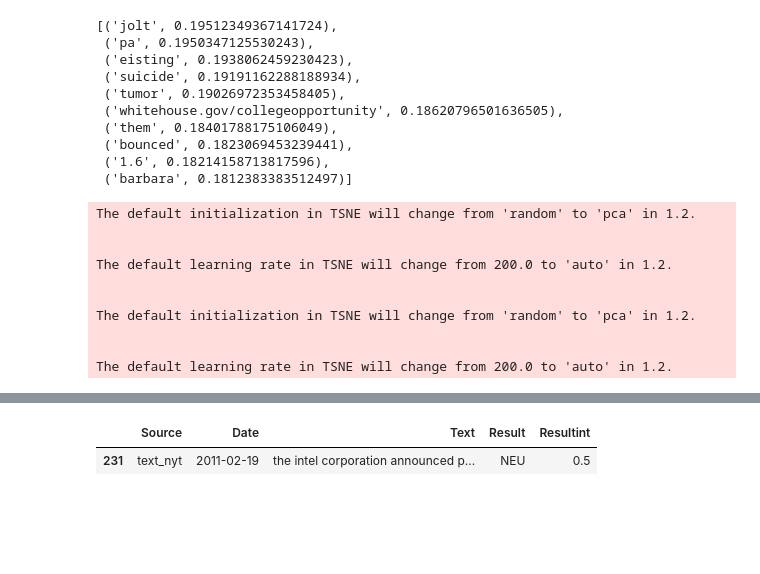
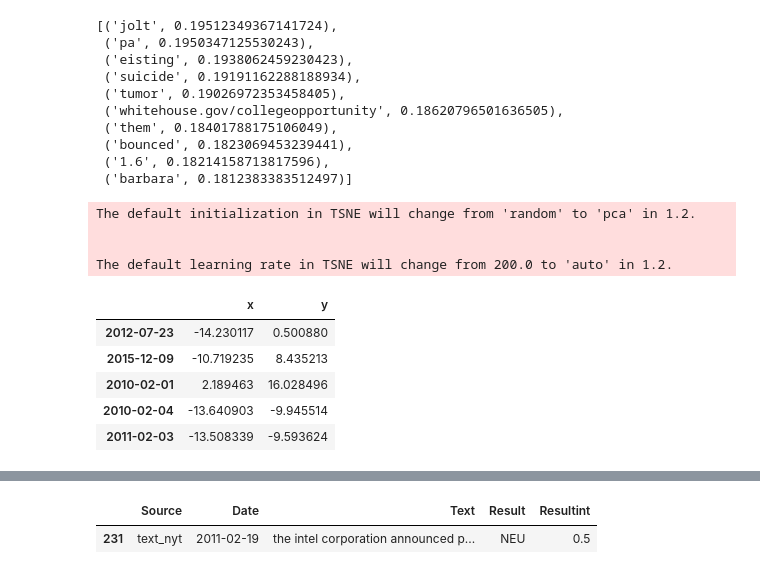
Before and after one commit to pday2/ObamaNLP, a Jupyter notebook: PosNegSentiment.ipynb, the cells around one changed output, grey strips where cells are left out. Cells and saved outputs as stored; diff of their text form; code cells hidden in the pictures; blank space fills up the shorter version.

```diff
--- a/PosNegSentiment.ipynb
+++ b/PosNegSentiment.ipynb
@@ -404,12 +408,17 @@ test_tagged = x_test.apply(
 #Initialize doc2vec DBOW model
 import multiprocessing
 cores=multiprocessing.cpu_count()
-model_d2v = Doc2Vec(dm=0, vector_size=300, negative=5, hs=0, min_count=2, sample=0, workers=cores)
-model_d2v.build_vocab([x for x in all_tagged.values])
+model_dbow = Doc2Vec(dm=0, vector_size=300, negative=5, hs=0, min_count=2, sample=0, workers=cores)
+model_dbow.build_vocab([x for x in all_tagged.values])
+model_dm = Doc2Vec(dm=1, vector_size=300, negative=5, hs=0, min_count=2, sample=0, workers=cores)
+model_dm.build_vocab([x for x in all_tagged.values])
 # %%
 #Train model for 50 epochs
 from sklearn import utils
 for i in range(50):
-    model_d2v.train(utils.shuffle([x for x in all_tagged.values]), total_examples=len(all_tagged.values),epochs=1)
-    model_d2v.alpha=-0.002
-    model_d2v.min_alpha=model_d2v.alpha
+    model_dbow.train(utils.shuffle([x for x in all_tagged.values]), total_examples=len(all_tagged.values),epochs=1)
+    model_dbow.alpha=-0.002
+    model_dbow.min_alpha=model_dbow.alpha
+    model_dm.train(utils.shuffle([x for x in all_tagged.values]), total_examples=len(all_tagged.values),epochs=1)
+    model_dm.alpha=-0.002
+    model_dm.min_alpha=model_dm.alpha
@@ -627,35 +646,32 @@ model_d2v.wv.most_similar('death')
 #T-SNE visualization of doc2vec model for further investigation
 from sklearn.manifold import TSNE
 import numpy as np
-word='heroic'
-wv=model_d2v.wv[word]
-doc_tags=list(model_d2v.dv.index_to_key)
-doc_tags.append(word)
-wv=model_d2v.wv[word]
-X=np.zeros((len(model_d2v.dv.index_to_key)+1,len(model_d2v.dv[0])))
-X2=np.zeros((len(model_d2v.dv.index_to_key),len(model_d2v.dv[0])))
+#word='heroic'
+#wv=model_d2v.wv[word]
+doc_tags=list(model_dm.dv.index_to_key)
+#doc_tags.append(word)
+#wv=model_dbow.wv[word]
+X=np.zeros((len(model_dm.dv.index_to_key),len(model_dm.dv[0])))
+#X2=np.zeros((len(model_d2v.dv.index_to_key),len(model_d2v.dv[0])))
 for i in range(0,len(X)):
-    if i<len(model_d2v.dv.index_to_key):
-        X[i]=model_d2v.dv[i]
-    else:
-        X[i]=wv
-for i in range(0,len(X2)):
-    X2[i]=model_d2v.dv[i]
+    X[i]=model_dm.dv[i]
+#for i in range(0,len(X2)):
+#    X2[i]=model_d2v.dv[i]
 # %%
 tsne=TSNE(n_components=2,random_state=47)
 X_tsne=tsne.fit_transform(X)
 df=pd.DataFrame(X_tsne,index=doc_tags,columns=['x','y'])
 df.head()
-X2_tsne=tsne.fit_transform(X2)
-df2=pd.DataFrame(X2_tsne,index=doc_tags[:-1],columns=['x','y'])
+#X2_tsne=tsne.fit_transform(X2)
+#df2=pd.DataFrame(X2_tsne,index=doc_tags[:-1],columns=['x','y'])
 # %% [output]
 The default initialization in TSNE will change from 'random' to 'pca' in 1.2.
 
 
 The default learning rate in TSNE will change from 200.0 to 'auto' in 1.2.
-
-
-The default initialization in TSNE will change from 'random' to 'pca' in 1.2.
-
-
-The default learning rate in TSNE will change from 200.0 to 'auto' in 1.2.
+|  | x | y |
+| 2012-07-23 | -14.230117 | 0.500880 |
+| 2015-12-09 | -10.719235 | 8.435213 |
+| 2010-02-01 | 2.189463 | 16.028496 |
+| 2010-02-04 | -13.640903 | -9.945514 |
+| 2011-02-03 | -13.508339 | -9.593624 |
```
Also changed, not shown: parts of 10 cells of this notebook, 2 other files.
